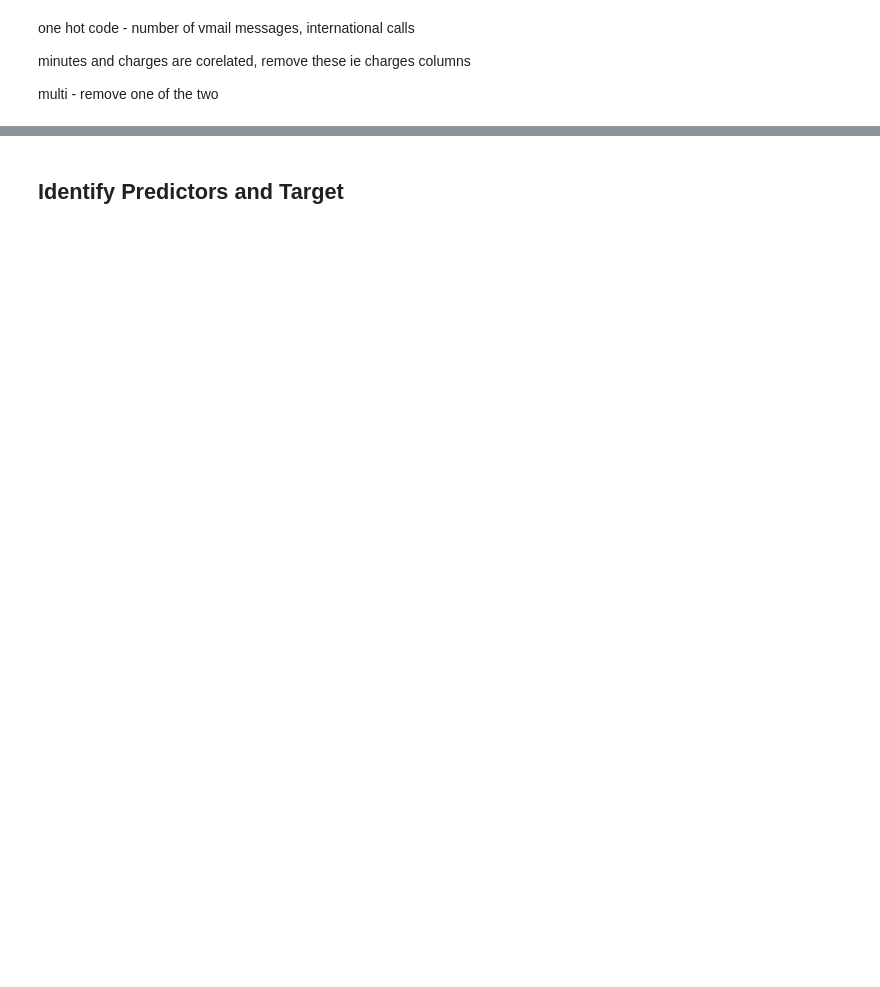
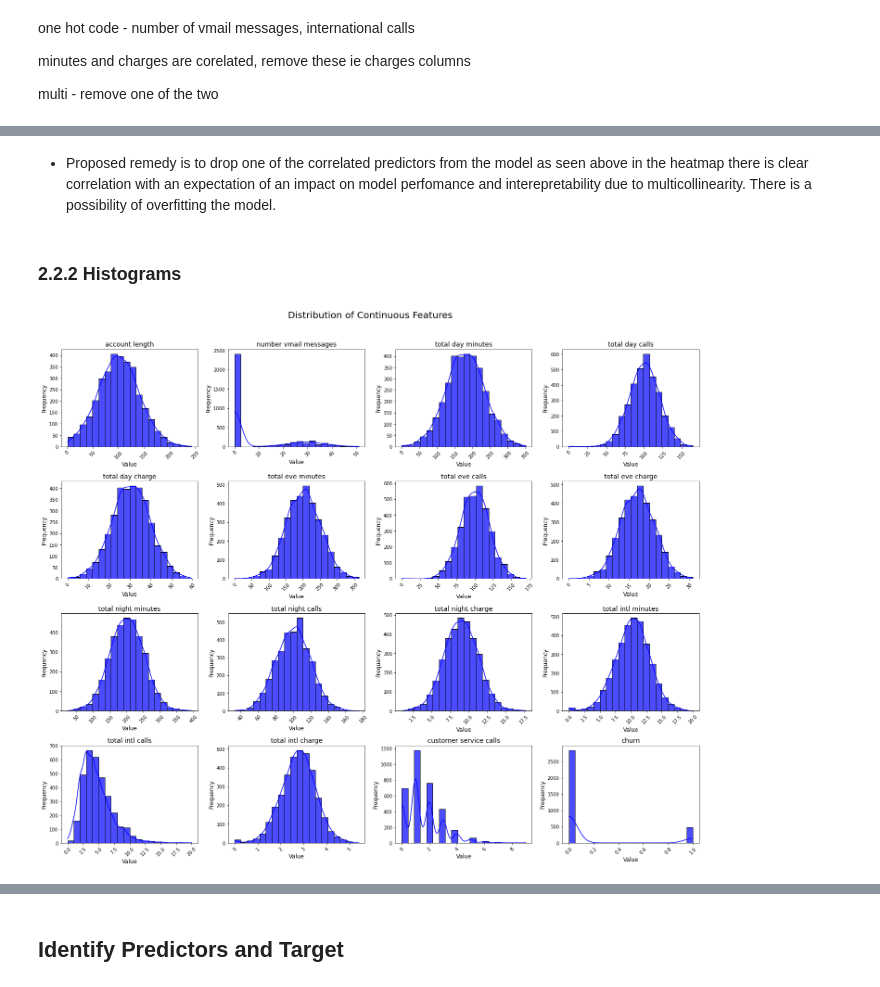
Before and after one commit to SpencerLugalia/Phase-3-Project, a Jupyter notebook: index.ipynb, the cells around one changed output, grey strips where cells are left out. Drawn from its saved outputs; the diff is of its cells as text; code cells hidden in the pictures; blank space fills up the shorter version.

```diff
--- a/index.ipynb
+++ b/index.ipynb
@@ -137,0 +190,11 @@ plt.show()
+# %%
+# OneHotCode the three categorical columns of interest
+
+data = pd.get_dummies(data, columns=['international plan','voice mail plan','state'],drop_first=True)
+
+# Convert the one-hot encoded columns and the target colum 'Churn' from boolean to integer
+for col in data.columns:
+    if data[col].dtype == 'bool':
+          data[col] = data[col].astype(int)
+
+data.head()
@@ -156,0 +308,30 @@ plt.show()
+# %% [markdown]
+
++ Proposed remedy is to drop one of the correlated predictors from the model as seen above in the heatmap there is clear correlation with an expectation of an impact on model perfomance and interepretability due to multicollinearity. There is a possibility of overfitting the model.
+# %% [markdown]
+### 2.2.2 Histograms
+# %%
+# List of continuous columns to plot
+continuous_cols = df[['account length',
+       'number vmail messages', 'total day minutes', 'total day calls',
+       'total day charge', 'total eve minutes', 'total eve calls',
+       'total eve charge', 'total night minutes', 'total night calls',
+       'total night charge', 'total intl minutes', 'total intl calls',
+       'total intl charge', 'customer service calls', 'churn']]
+
+# Create subplots
+fig, axes = plt.subplots(nrows=4, ncols=4, figsize=(20, 17))  # Adjusted figure size for better clarity
+fig.suptitle('Distribution of Continuous Features', fontsize=20)
+
+for i, col in enumerate(continuous_cols):
+    ax = axes.flatten()[i]
+    sns.histplot(data[col], bins=20, kde=True, color='blue', alpha=0.7, edgecolor='black', ax=ax)
+    ax.set_title(col, fontsize=14)
+    ax.set_xlabel('Value', fontsize=12)
+    ax.set_ylabel('Frequency', fontsize=12)
+    ax.tick_params(axis='x', rotation=45)  # Rotate x-axis labels for better readability
+
+plt.tight_layout(rect=[0, 0, 1, 0.96])  # Adjust layout to accommodate the super title
+plt.show()
+# %% [output]
+[figure, added]
```
Also changed, not shown: parts of 51 cells of this notebook.
